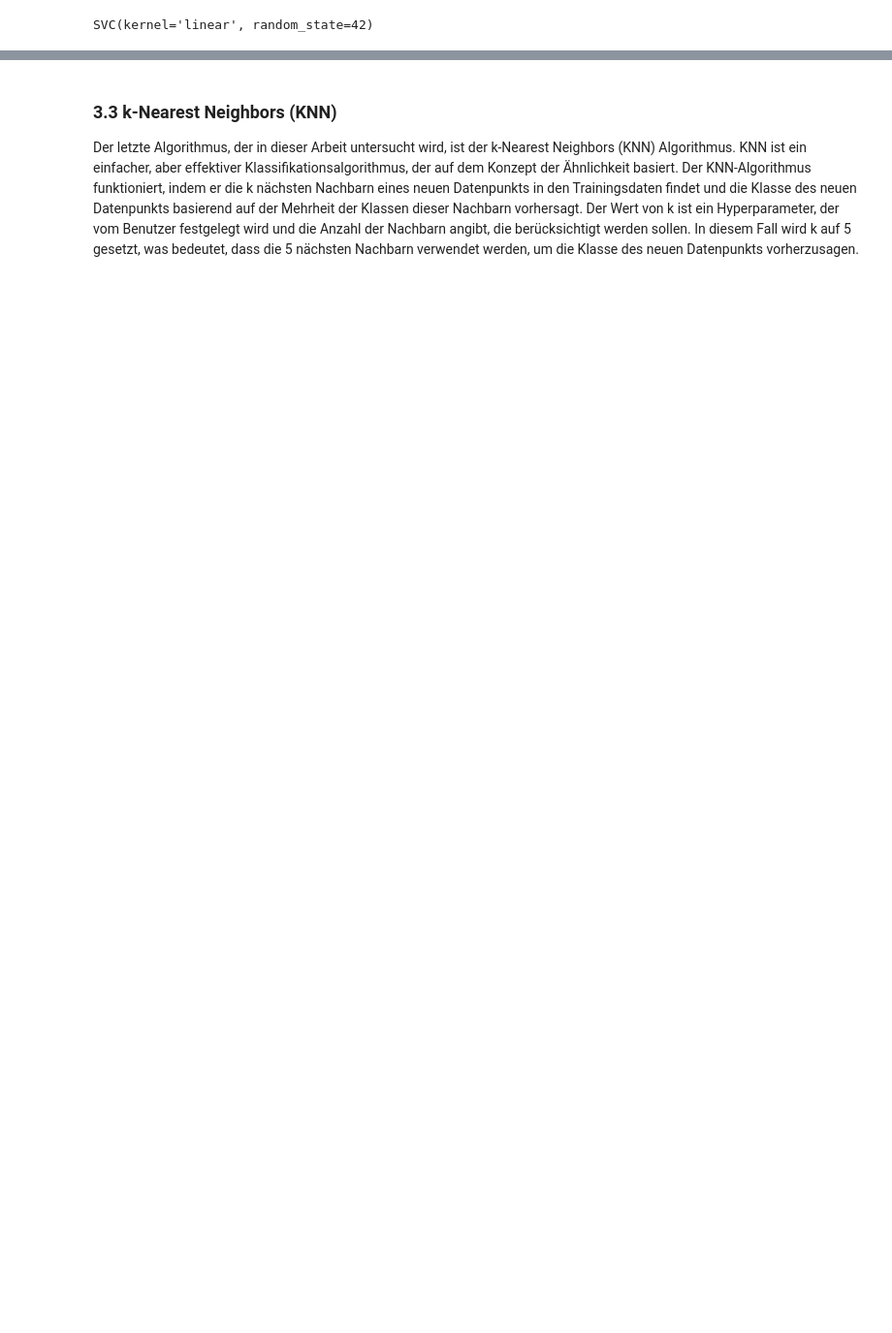
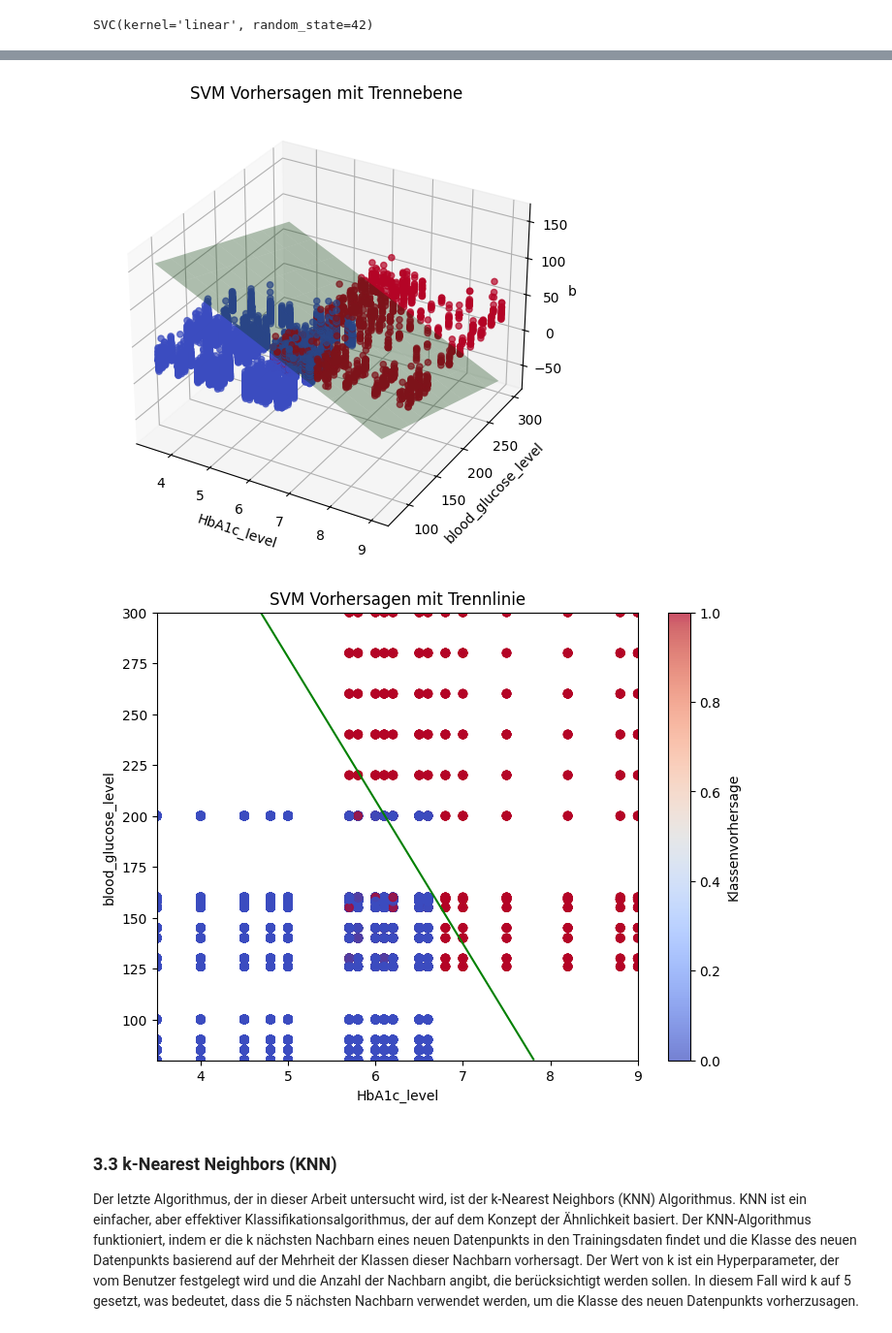
Before and after one commit to TomsaJ/FH_SWF-ML, a Jupyter notebook: notebook.ipynb, the cells around one changed output, grey strips where cells are left out. Shown at 97% size. Cells and saved outputs as stored; diff of their text form; code cells hidden in the pictures; blank space fills up the shorter version.

```diff
--- a/notebook.ipynb
+++ b/notebook.ipynb
@@ -255,11 +255,14 @@ X, Y = np.meshgrid(x, y)
 Z = (-w[0] * X - w[1] * Y - b) / w[2]  # Z-Werte der Ebene berechnen
 
 # 2D-Plot erstellen
+
+# Mittelwert der Z-Werte berechnen
+level = (Z.min() + Z.max()) / 2
 plt.figure(figsize=(8, 6))
 scatter = plt.scatter(X_plot.iloc[:, 0], X_plot.iloc[:, 1], c=y_plot, cmap='coolwarm', alpha=0.7)
 
 # Trennlinie plotten
-plt.contour(X, Y, Z, levels=[0], colors='green')
+plt.contour(X, Y, Z, levels=[level], colors='green')
 
 # Achsenbeschriftungen
 plt.xlabel('HbA1c_level')
@@ -275,3 +274,5 @@ plt.show()
+[figure, added]
+[figure, added]
 # %% [markdown]
 ### 3.3 k-Nearest Neighbors (KNN)
    Der letzte Algorithmus, der in dieser Arbeit untersucht wird, ist der k-Nearest Neighbors (KNN) Algorithmus. KNN ist ein einfacher, aber effektiver Klassifikationsalgorithmus, der auf dem Konzept der Ähnlichkeit basiert. Der KNN-Algorithmus funktioniert, indem er die k nächsten Nachbarn eines neuen Datenpunkts in den Trainingsdaten findet und die Klasse des neuen Datenpunkts basierend auf der Mehrheit der Klassen dieser Nachbarn vorhersagt. Der Wert von k ist ein Hyperparameter, der vom Benutzer festgelegt wird und die Anzahl der Nachbarn angibt, die berücksichtigt werden sollen. In diesem Fall wird k auf 5 gesetzt, was bedeutet, dass die 5 nächsten Nachbarn verwendet werden, um die Klasse des neuen Datenpunkts vorherzusagen.
```
Also changed, not shown: parts of 20 cells of this notebook.
